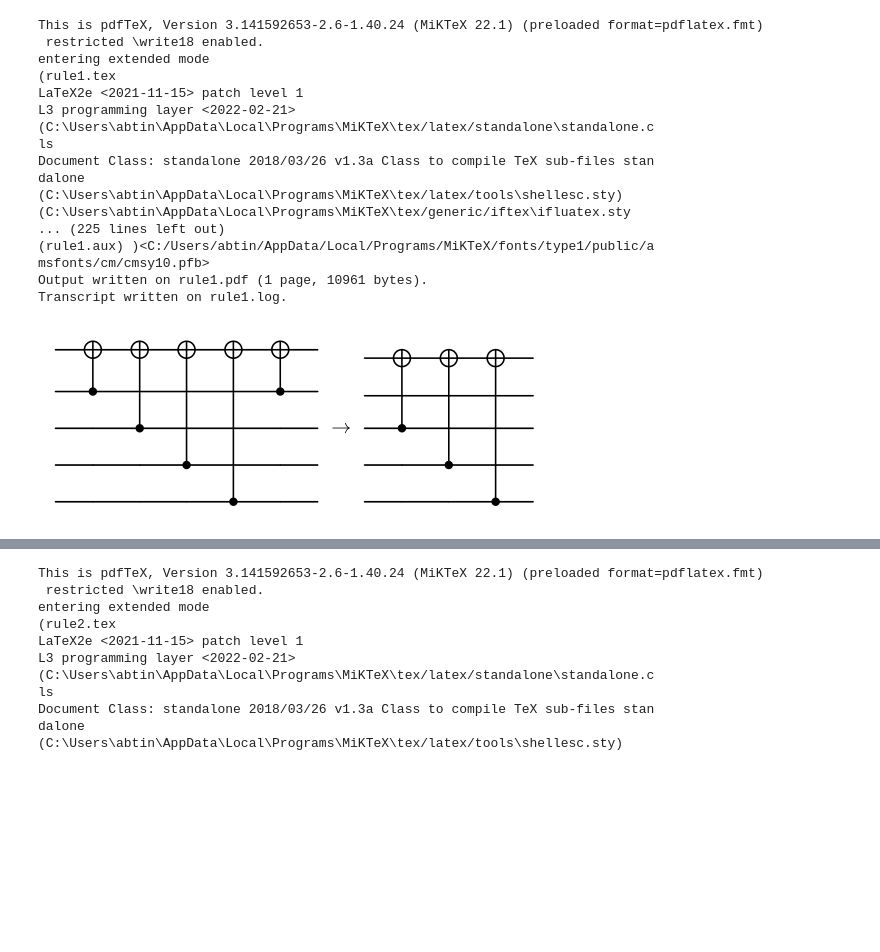
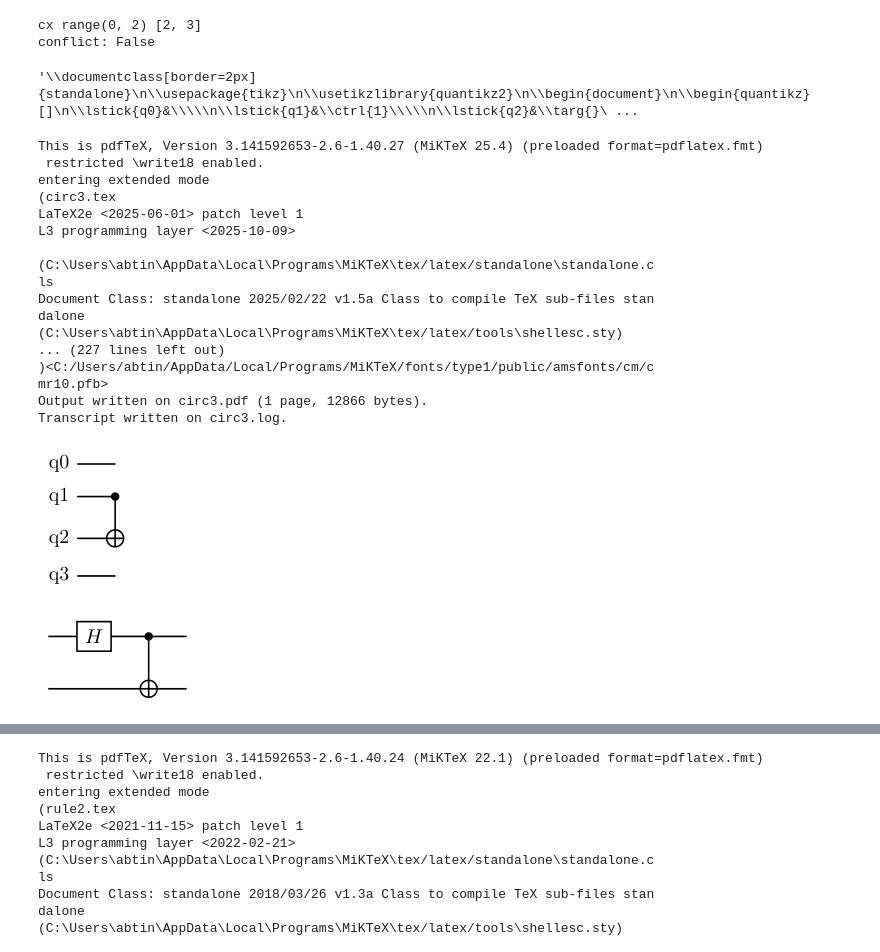
Before and after one commit to qqq-wisc/qiskit2quantikz, a Jupyter notebook: examples.ipynb, the cells around one changed output, grey strips where cells are left out. Cells and saved outputs as stored; diff of their text form; code cells hidden in the pictures; blank space fills up the shorter version.

```diff
--- a/examples.ipynb
+++ b/examples.ipynb
@@ -24,28 +56,44 @@ for i in range(2, 5):
 d1 = CircuitDrawing(c1)
 d2 = CircuitDrawing(c2)
 s = rewrite_rule(d1, d2, standalone=True, filename="rule1.tex")
+# %%
+d1 = CircuitDrawing(4)
+
+
+d1.cx(0,1)
+d1.cx(2,3)
+d1.cx(1,2)
+d1.draw(standalone=True,filename="circ3.tex", qubit_labels=["q0","q1","q2", "q3"])
+# %% [output]
+cx range(0, 2) [2, 3]
+conflict: False
+'\\documentclass[border=2px]{standalone}\n\\usepackage{tikz}\n\\usetikzlibrary{quantikz2}\n\\begin{document}\n\\begin{quantikz}[]\n\\lstick{q0}&\\\\\n\\lstick{q1}&\\ctrl{1}\\\\\n\\lstick{q2}&\\targ{}\ ...
 # %%
-!pdflatex rule1.tex
-display_as_png("rule1.pdf")
+!pdflatex circ3.tex
+display_as_png("circ3.pdf")
 # %% [output]
-This is pdfTeX, Version 3.141592653-2.6-1.40.24 (MiKTeX 22.1) (preloaded format=pdflatex.fmt)
+This is pdfTeX, Version 3.141592653-2.6-1.40.27 (MiKTeX 25.4) (preloaded format=pdflatex.fmt)
  restricted \write18 enabled.
 entering extended mode
-(rule1.tex
-LaTeX2e <2021-11-15> patch level 1
-L3 programming layer <2022-02-21>
+(circ3.tex
+LaTeX2e <2025-06-01> patch level 1
+L3 programming layer <2025-10-09>
+
 (C:\Users\abtin\AppData\Local\Programs\MiKTeX\tex/latex/standalone\standalone.c
 ls
-Document Class: standalone 2018/03/26 v1.3a Class to compile TeX sub-files stan
+Document Class: standalone 2025/02/22 v1.5a Class to compile TeX sub-files stan
 dalone
 (C:\Users\abtin\AppData\Local\Programs\MiKTeX\tex/latex/tools\shellesc.sty)
-(C:\Users\abtin\AppData\Local\Programs\MiKTeX\tex/generic/iftex\ifluatex.sty
-... (225 lines left out)
-(rule1.aux) )<C:/Users/abtin/AppData/Local/Programs/MiKTeX/fonts/type1/public/a
-msfonts/cm/cmsy10.pfb>
-Output written on rule1.pdf (1 page, 10961 bytes).
-Transcript written on rule1.log.
+... (227 lines left out)
+)<C:/Users/abtin/AppData/Local/Programs/MiKTeX/fonts/type1/public/amsfonts/cm/c
+mr10.pfb>
+Output written on circ3.pdf (1 page, 12866 bytes).
+Transcript written on circ3.log.
-[figure, old version]
+[figure, new version]
+# %%
+display_as_png("bell.pdf")
+# %% [output]
+[figure, added]
 # %%
 c1 = QuantumCircuit(5)
 for i in range(1,5):
```
Also changed, not shown: parts of 7 cells of this notebook, 1 other file.
